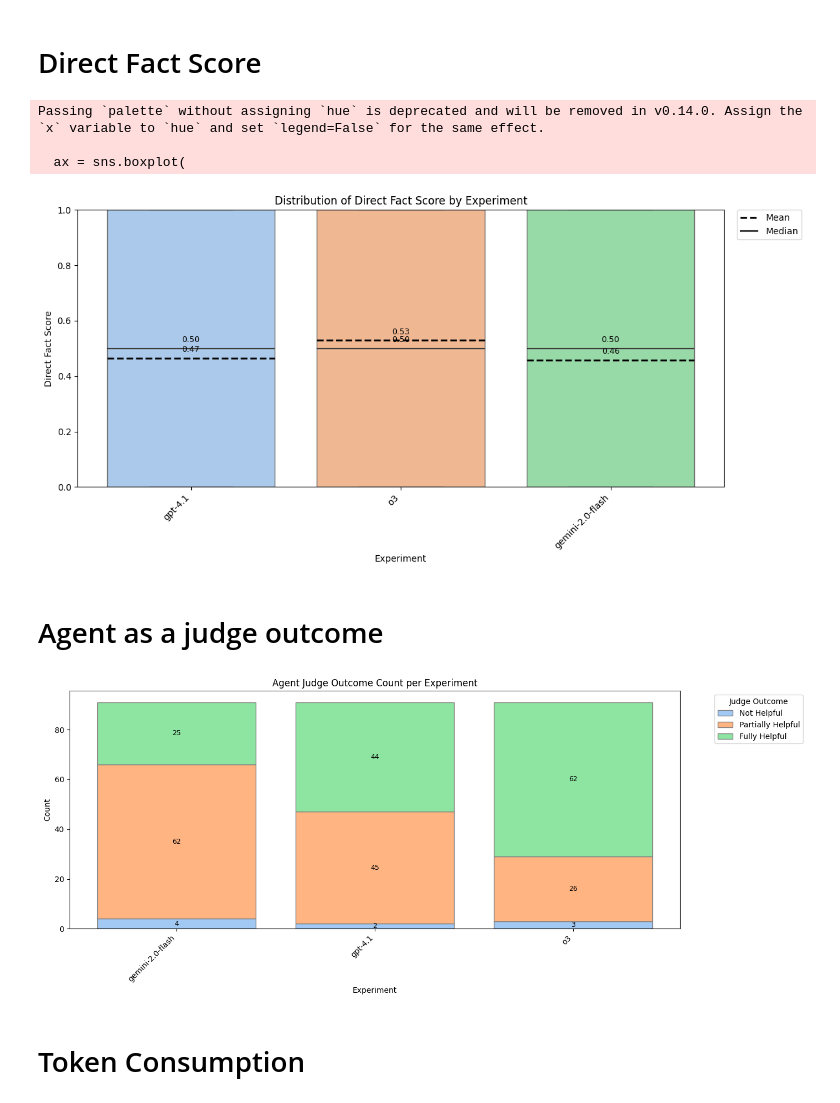
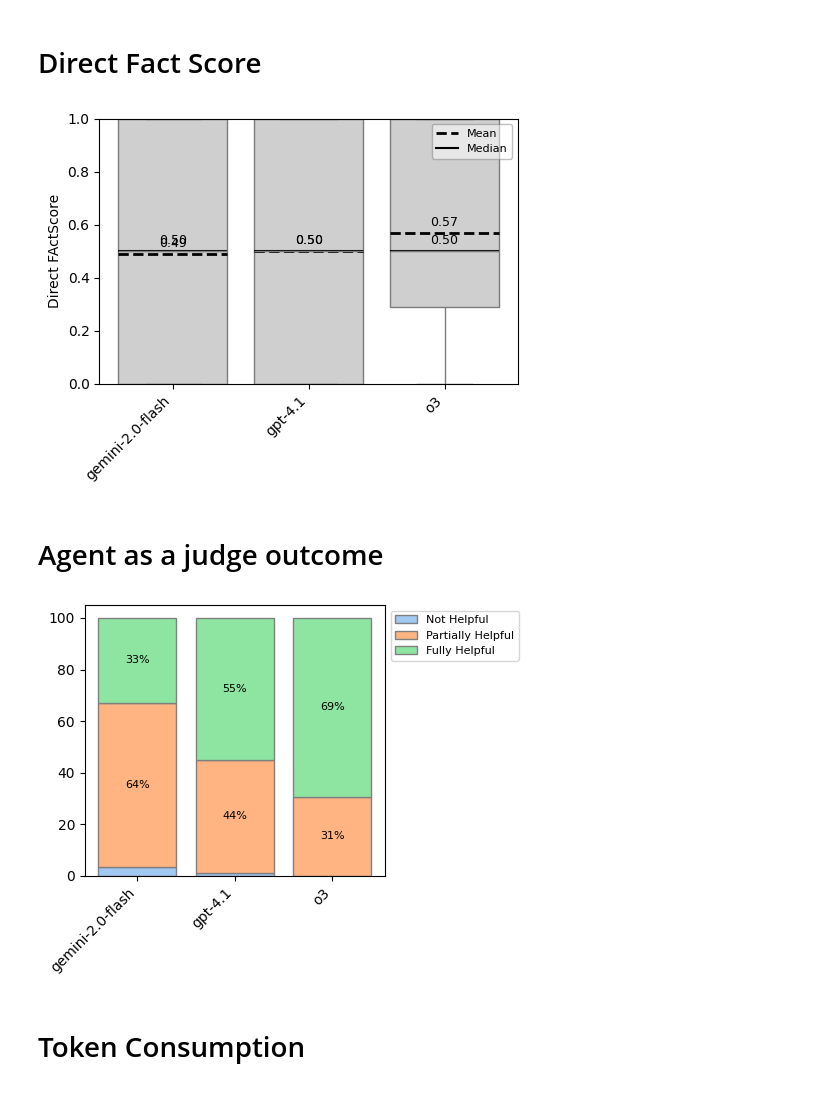
Before and after one commit to mrrestre/react_agent_in_edp, a Jupyter notebook: experiments/interpretation/experiment_comparer.ipynb, the cells around one changed output. Cells and saved outputs as stored; diff of their text form; code cells hidden in the pictures.

```diff
--- a/experiments/interpretation/experiment_comparer.ipynb
+++ b/experiments/interpretation/experiment_comparer.ipynb
@@ -39,6 +39,9 @@ gpt-4.1             91
 o3                  91
 gemini-2.0-flash    91
 Name: count, dtype: int64
+# %%
+# Sort by experiment_name (CONF-X)
+df = df.sort_values(by="model_used")
 # %%
 my_palette = sns.color_palette("pastel", 9)
 
@@ -52,14 +55,14 @@ import matplotlib.pyplot as plt
 
 import numpy as np
 
-plt.figure(figsize=(12, 6))
+plt.figure(figsize=(5, 4))
 
 # Draw boxplot and save the axis object
 ax = sns.boxplot(
     data=df,
     x="model_used",
     y="fact_score.direct_fact_score",
-    palette=my_palette,
+    color=my_palette[7],
     showfliers=False,
     linewidth=1,
 )
@@ -104,48 +107,52 @@ for i, (experiment, pos) in enumerate(pos_map.items()):
     if median_val is not None:
         # Median label (black)
         plt.hlines(
             median_val,
             pos - 0.40,
             pos + 0.40,
             colors="black",
             linestyles="-",
             linewidth=1.5,
             label="Median" if i == 0 else "",  # Label only once
         )
         plt.text(
             pos,
             median_val + 0.015,
             f"{median_val:.2f}",
             color="black",
             va="bottom",
             fontsize=9,
             ha="center",
         )
 
 # Final formatting
-plt.title("Distribution of Direct Fact Score by Experiment")
-plt.xlabel("Experiment")
-plt.ylabel("Direct Fact Score")
+plt.xlabel("")
+plt.ylabel("Direct FActScore")
 plt.ylim(0, 1)
 plt.xticks(rotation=45, ha="right")
 
-# Add legend outside top right
-handles, labels = ax.get_legend_handles_labels()
-plt.legend(
-    handles=handles,
-    labels=labels,
-    loc="upper left",
-    bbox_to_anchor=(1.02, 1),
-    borderaxespad=0,
+# Inline legend inside top-right of plot with transparent background
+legend = ax.legend(
+    handles=[
+        plt.Line2D([0], [0], color="black", linestyle="--", linewidth=2, label="Mean"),
+        plt.Line2D(
+            [0], [0], color="black", linestyle="-", linewidth=1.5, label="Median"
+        ),
+    ],
+    loc="upper right",
+    fontsize=8,
+    frameon=True,
 )
+
+# Customize legend box appearance
+legend.get_frame().set_facecolor("white")
+legend.get_frame().set_alpha(0.5)  # Slight transparency
+legend.get_frame().set_edgecolor("gray")
 
 plt.tight_layout()
 plt.show()
 # %% [output]
-Passing `palette` without assigning `hue` is deprecated and will be removed in v0.14.0. Assign the `x` variable to `hue` and set `legend=False` for the same effect.
-
-  ax = sns.boxplot(
-[figure, old version]
+[figure, new version]
 # %% [markdown]
 # Agent as a judge outcome
 # %%
@@ -162,14 +169,17 @@ stacked_data = (
 desired_order = ["Not Helpful", "Partially Helpful", "Fully Helpful"]
 stacked_data = stacked_data[desired_order]
 
+# Convert to percentages row-wise
+stacked_percent = stacked_data.div(stacked_data.sum(axis=1), axis=0) * 100
+
 # Plot
-plt.figure(figsize=(14, 6))
+plt.figure(figsize=(5, 4))
 bottom = [0] * len(stacked_data)
 
 for idx, outcome in enumerate(desired_order):
-    values = stacked_data[outcome].values
+    values = stacked_percent[outcome].values
     bars = plt.bar(
-        stacked_data.index,
+        stacked_percent.index,
         values,
         bottom=bottom,
         label=outcome,
@@ -177,31 +187,31 @@ for idx, outcome in enumerate(desired_order):
         edgecolor="gray",
     )
 
-    # Annotate each segment
+    # Annotate with percent labels (skip small segments)
     for i, (val, btm) in enumerate(zip(values, bottom)):
-        if val > 0:
+        if val >= 5:  # Only annotate if >= 5% to avoid clutter
             plt.text(
                 i,
                 btm + val / 2,
-                str(val),
+                f"{val:.0f}%",
                 ha="center",
                 va="center",
-                fontsize=9,
+                fontsize=8,
                 color="black",
             )
 
-    # Update stacking bottom
     bottom = [btm + val for btm, val in zip(bottom, values)]
 
 # Labels and legend
-plt.title("Agent Judge Outcome Count per Experiment")
-plt.xlabel("Experiment")
-plt.ylabel("Count")
 plt.xticks(rotation=45, ha="right")
-plt.legend(title="Judge Outcome", bbox_to_anchor=(1.05, 1), loc="upper left")
+plt.legend(
+    bbox_to_anchor=(1, 1),
+    loc="best",
+    fontsize=8,
+)
 plt.tight_layout()
 plt.show()
 # %% [output]
-[figure, old version]
+[figure, new version]
 # %% [markdown]
 # Token Consumption
```
Also changed, not shown: parts of 11 cells of this notebook, 17 other files.
